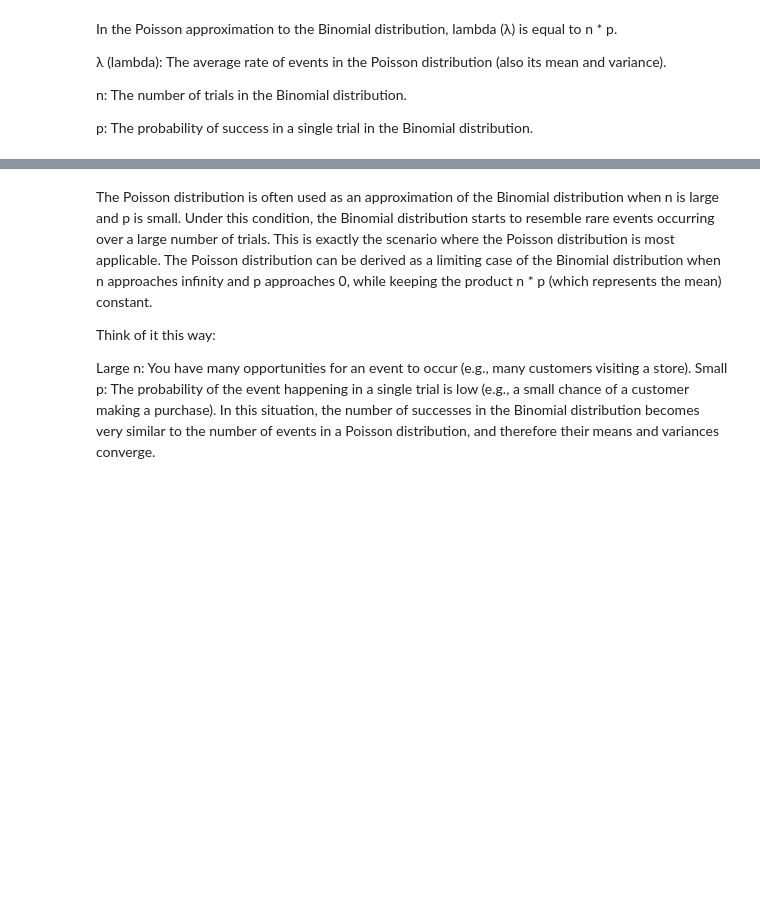
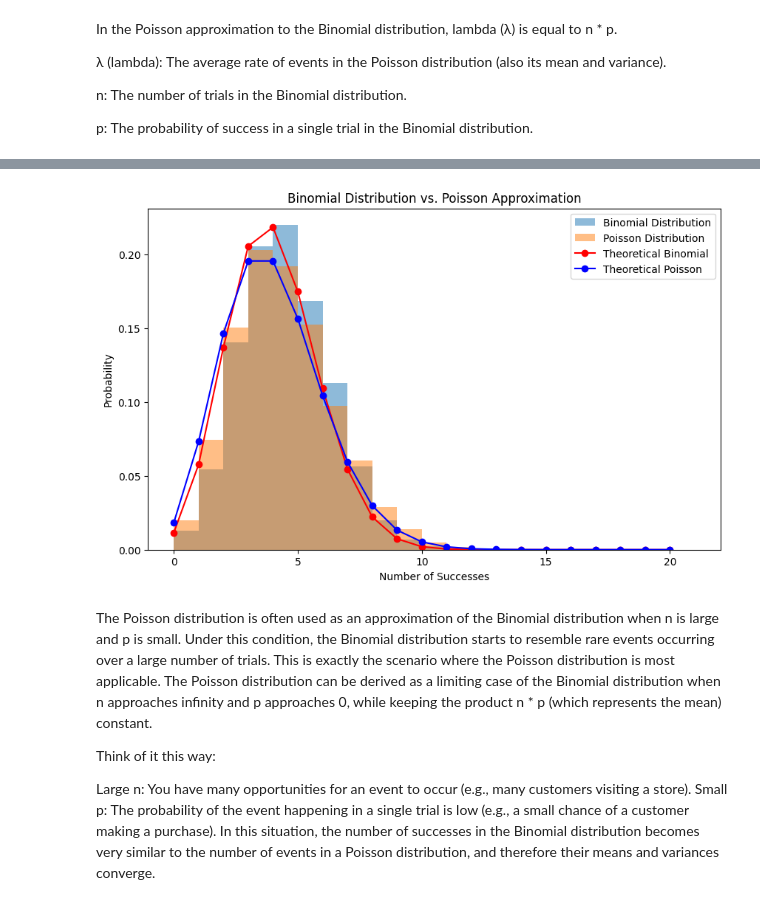
Before and after one commit to kl2217/finite-element, a Jupyter notebook: binomial_poisson.ipynb, the cells around one changed output, grey strips where cells are left out. Drawn from its saved outputs; the diff is of its cells as text; code cells hidden in the pictures; blank space fills up the shorter version.

```diff
--- a/binomial_poisson.ipynb
+++ b/binomial_poisson.ipynb
@@ -120,3 +120,27 @@ plt.show()
+# %%
+# Calculate theoretical probabilities for Binomial
+k_values = range(n + 1)  # Values of k (0 to n)
+theoretical_probs_binomial = binom.pmf(k_values, n, p)
+
+# Calculate theoretical probabilities for Poisson
+theoretical_probs_poisson = poisson.pmf(k_values, lambda_poisson)
+
+# Create the plot
+plt.figure(figsize=(10, 6))
+plt.hist(binomial_data, bins=range(n + 2), alpha=0.5, label='Binomial Distribution', density=True)
+plt.hist(poisson_data, bins=range(n + 2), alpha=0.5, label='Poisson Distribution', density=True)
+
+# Add theoretical plots
+plt.plot(k_values, theoretical_probs_binomial, 'ro-', label='Theoretical Binomial')
+plt.plot(k_values, theoretical_probs_poisson, 'bo-', label='Theoretical Poisson')
+
+plt.xlabel('Number of Successes')
+plt.ylabel('Probability')
+plt.title('Binomial Distribution vs. Poisson Approximation')
+plt.legend()
+plt.show()
+# %% [output]
+[figure, added]
 # %% [markdown]
 The Poisson distribution is often used as an approximation of the Binomial distribution when n is large and p is small. Under this condition, the Binomial distribution starts to resemble rare events occurring over a large number of trials. This is exactly the scenario where the Poisson distribution is most applicable. The Poisson distribution can be derived as a limiting case of the Binomial distribution when n approaches infinity and p approaches 0, while keeping the product n * p (which represents the mean) constant.
 
```
Also changed, not shown: parts of 6 cells of this notebook.
